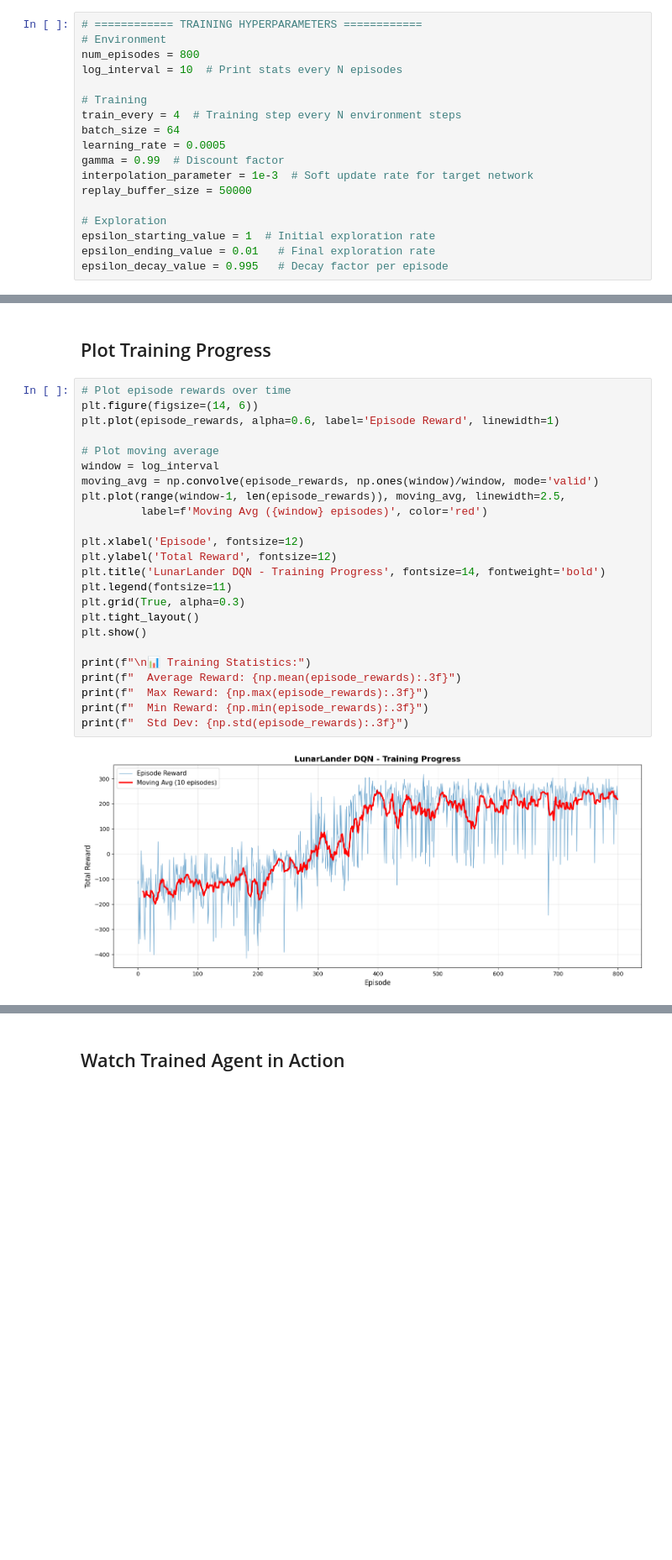
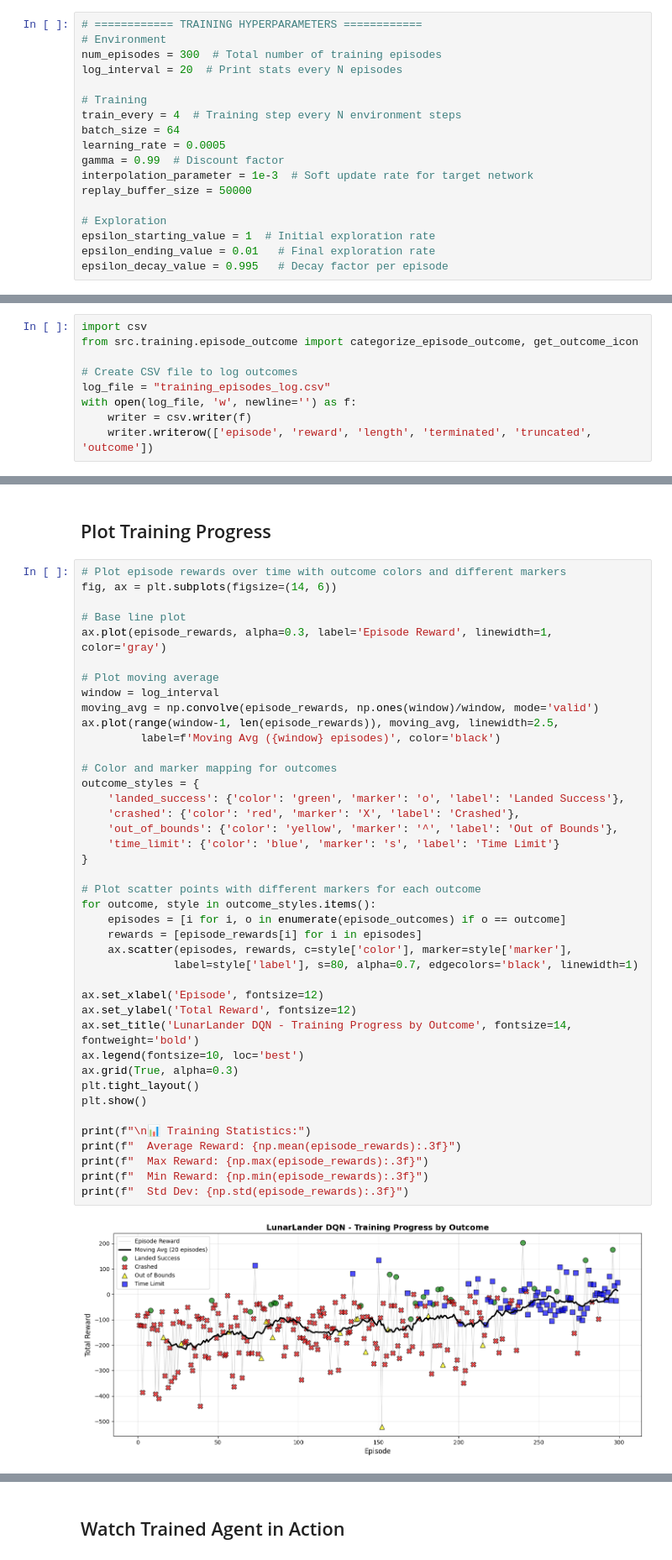
Before and after one commit to 01andreabattaglia/Lunar_Lander_Reinforcement_Learning, a Jupyter notebook: visualization.ipynb, the cells around one changed output, grey strips where cells are left out. Shown at 84% size. Saved outputs shown, nothing was run; the diff lists cells and outputs as text; blank space fills up the shorter version.

```diff
--- a/visualization.ipynb
+++ b/visualization.ipynb
@@ -18,8 +18,8 @@ Modify these values to tune the training process:
 # %%
 # ============ TRAINING HYPERPARAMETERS ============
 # Environment
-num_episodes = 800
-log_interval = 10  # Print stats every N episodes
+num_episodes = 300  # Total number of training episodes
+log_interval = 20  # Print stats every N episodes
 
 # Training
 train_every = 4  # Training step every N environment steps
@@ -54,3 +54,12 @@ trainer.interpolation_parameter = interpolation_parameter
 
 # Create environment
 env = make_env(render_mode="rgb_array")
+# %%
+import csv
+from src.training.episode_outcome import categorize_episode_outcome, get_outcome_icon
+
+# Create CSV file to log outcomes
+log_file = "training_episodes_log.csv"
+with open(log_file, 'w', newline='') as f:
+    writer = csv.writer(f)
+    writer.writerow(['episode', 'reward', 'length', 'terminated', 'truncated', 'outcome'])
@@ -125,29 +180,46 @@ Final epsilon: 0.0181
 # %% [markdown]
 ## Plot Training Progress
 # %%
-# Plot episode rewards over time
-plt.figure(figsize=(14, 6))
-plt.plot(episode_rewards, alpha=0.6, label='Episode Reward', linewidth=1)
+# Plot episode rewards over time with outcome colors and different markers
+fig, ax = plt.subplots(figsize=(14, 6))
+
+# Base line plot
+ax.plot(episode_rewards, alpha=0.3, label='Episode Reward', linewidth=1, color='gray')
 
 # Plot moving average
 window = log_interval
 moving_avg = np.convolve(episode_rewards, np.ones(window)/window, mode='valid')
-plt.plot(range(window-1, len(episode_rewards)), moving_avg, linewidth=2.5,
-         label=f'Moving Avg ({window} episodes)', color='red')
+ax.plot(range(window-1, len(episode_rewards)), moving_avg, linewidth=2.5,
+         label=f'Moving Avg ({window} episodes)', color='black')
 
-plt.xlabel('Episode', fontsize=12)
-plt.ylabel('Total Reward', fontsize=12)
-plt.title('LunarLander DQN - Training Progress', fontsize=14, fontweight='bold')
-plt.legend(fontsize=11)
-plt.grid(True, alpha=0.3)
+# Color and marker mapping for outcomes
+outcome_styles = {
+    'landed_success': {'color': 'green', 'marker': 'o', 'label': 'Landed Success'},
+    'crashed': {'color': 'red', 'marker': 'X', 'label': 'Crashed'},
+    'out_of_bounds': {'color': 'yellow', 'marker': '^', 'label': 'Out of Bounds'},
+    'time_limit': {'color': 'blue', 'marker': 's', 'label': 'Time Limit'}
+}
+
+# Plot scatter points with different markers for each outcome
+for outcome, style in outcome_styles.items():
+    episodes = [i for i, o in enumerate(episode_outcomes) if o == outcome]
+    rewards = [episode_rewards[i] for i in episodes]
+    ax.scatter(episodes, rewards, c=style['color'], marker=style['marker'],
+              label=style['label'], s=80, alpha=0.7, edgecolors='black', linewidth=1)
+
+ax.set_xlabel('Episode', fontsize=12)
+ax.set_ylabel('Total Reward', fontsize=12)
+ax.set_title('LunarLander DQN - Training Progress by Outcome', fontsize=14, fontweight='bold')
+ax.legend(fontsize=10, loc='best')
+ax.grid(True, alpha=0.3)
 plt.tight_layout()
 plt.show()
 
 print(f"\n📊 Training Statistics:")
 print(f"  Average Reward: {np.mean(episode_rewards):.3f}")
 print(f"  Max Reward: {np.max(episode_rewards):.3f}")
 print(f"  Min Reward: {np.min(episode_rewards):.3f}")
 print(f"  Std Dev: {np.std(episode_rewards):.3f}")
 # %% [output]
-[figure, old version]
+[figure, new version]
 📊 Training Statistics:
```
Also changed, not shown: parts of 5 cells of this notebook, 8 other files.
